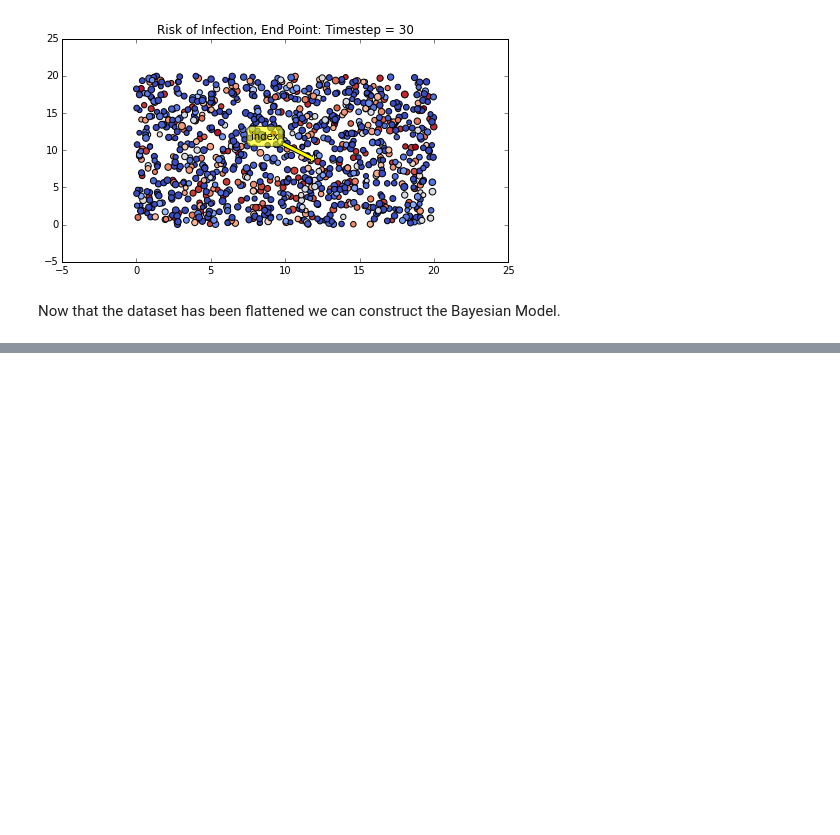
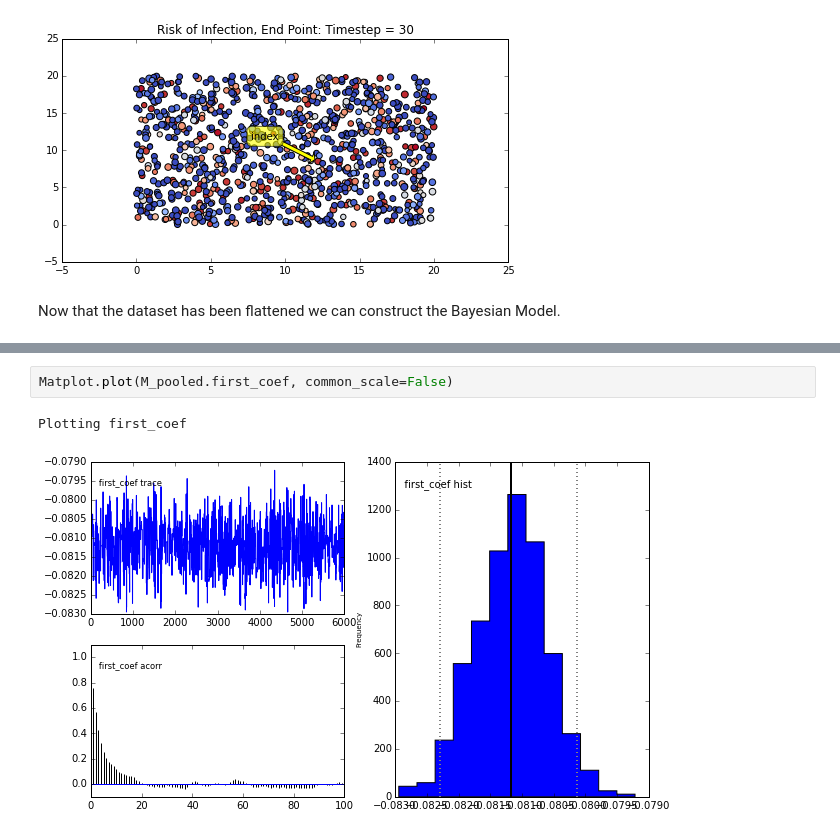
Before and after one commit to slakkur1/AMFMDIdeas, a Jupyter notebook: BayesianModelRandLocAndSize.ipynb, the cells around one changed output, grey strips where cells are left out. Drawn from its saved outputs; the diff is of its cells as text; blank space fills up the shorter version.

```diff
--- a/BayesianModelRandLocAndSize.ipynb
+++ b/BayesianModelRandLocAndSize.ipynb
@@ -399,0 +380,5 @@ Plotting b_2
+# %%
+Matplot.plot(M_pooled.first_coef, common_scale=False)
+# %% [output]
+Plotting first_coef
+[figure, added]
```
Also changed, not shown: parts of 14 cells of this notebook.
